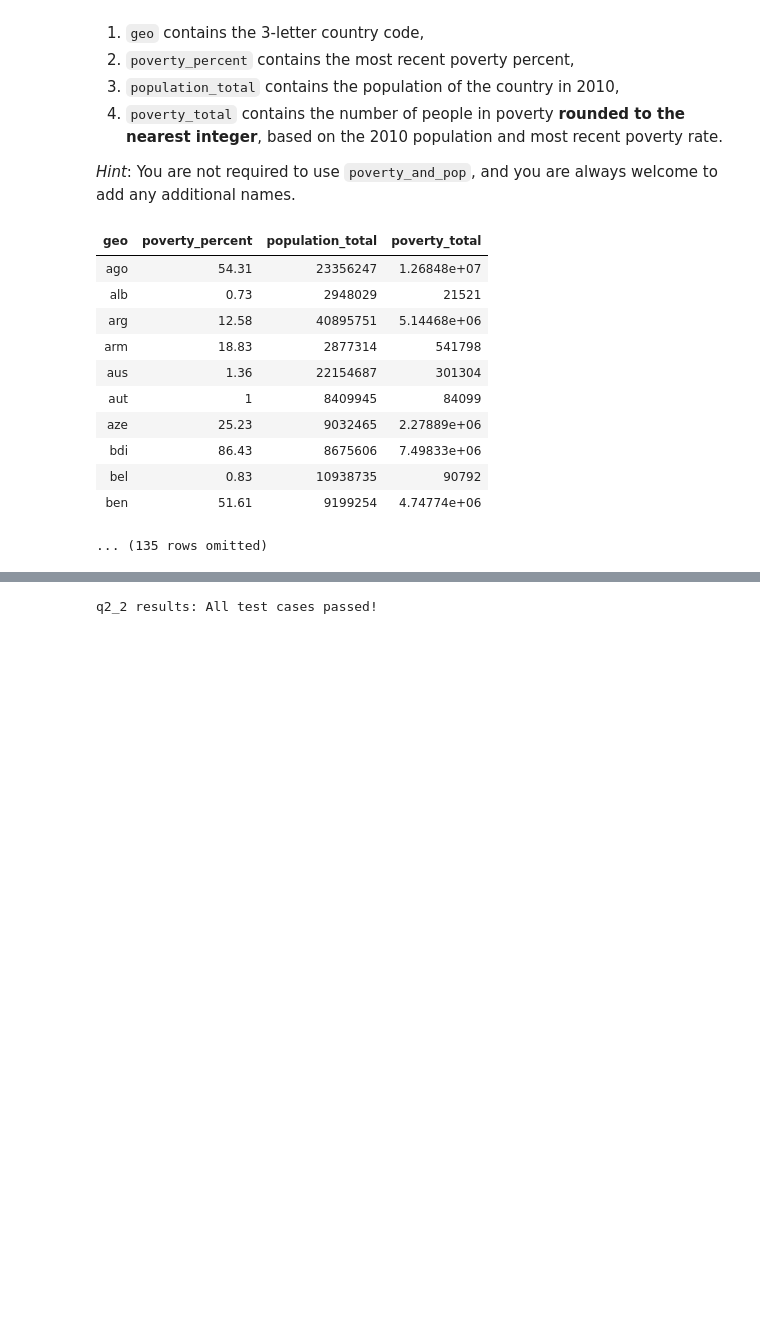
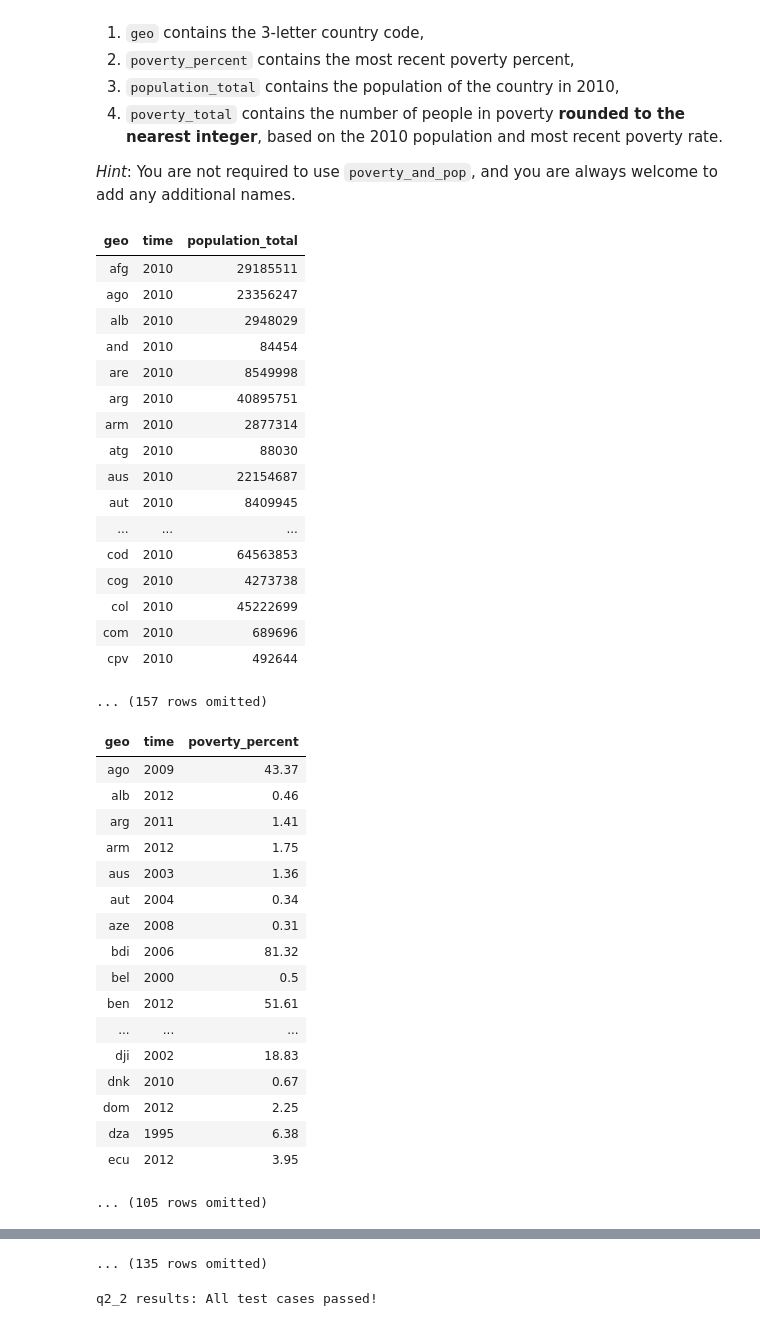
Before and after one commit to kwagoner1/DATA_FALL, a Jupyter notebook: Project1/project1.ipynb, the cells around one changed output, grey strips where cells are left out. Saved outputs shown, nothing was run; the diff lists cells and outputs as text; code cells hidden in the pictures; blank space fills up the shorter version.

```diff
--- a/Project1/project1.ipynb
+++ b/Project1/project1.ipynb
@@ -617,8 +619,8 @@ def first(values):
     return values.item(0)
 
 
-latest_poverty = poverty.group('geo',max)
+latest_poverty = poverty.sort('time',descending=True).group('geo',first)
 latest_poverty = latest_poverty.relabeled(0, 'geo').relabeled(1, 'time').relabeled(2, 'poverty_percent') # You should *not* change this line.
-latest_poverty.show(5)
+latest_poverty.show(40)
 # %% [output]
 | geo | time | poverty_percent |
@@ -642,25 +655,50 @@ q2_1 results: All test cases passed!
 *Hint*: You are not required to use `poverty_and_pop`, and you are always welcome to add any additional names.
 # %%
 p10 = population.where('time',2010)
-
+p10.show(40)
+latest_poverty.show(40)
 poverty_and_pop = p10.join(['geo'],latest_poverty)
 
 pt = np.round(poverty_and_pop.column('poverty_percent')/100 * poverty_and_pop.column('population_total'))
 
 a = poverty_and_pop.with_column('poverty_total',pt)
 
 recent_poverty_total = a.select('geo', 'poverty_percent', 'population_total', 'poverty_total')
-recent_poverty_total.show(10)
+recent_poverty_total.sort('poverty_total',descending = True)
 # %% [output]
-| geo | poverty_percent | population_total | poverty_total |
-| ago | 54.31 | 23356247 | 1.26848e+07 |
-| alb | 0.73 | 2948029 | 21521 |
-| arg | 12.58 | 40895751 | 5.14468e+06 |
-| arm | 18.83 | 2877314 | 541798 |
-| aus | 1.36 | 22154687 | 301304 |
-| aut | 1 | 8409945 | 84099 |
-| aze | 25.23 | 9032465 | 2.27889e+06 |
-| bdi | 86.43 | 8675606 | 7.49833e+06 |
-| bel | 0.83 | 10938735 | 90792 |
-| ben | 51.61 | 9199254 | 4.74774e+06 |
+| geo | time | population_total |
+| afg | 2010 | 29185511 |
+| ago | 2010 | 23356247 |
+| alb | 2010 | 2948029 |
+| and | 2010 | 84454 |
+| are | 2010 | 8549998 |
+| arg | 2010 | 40895751 |
+| arm | 2010 | 2877314 |
+| atg | 2010 | 88030 |
+| aus | 2010 | 22154687 |
+| aut | 2010 | 8409945 |
+| ... | ... | ... |
+| cod | 2010 | 64563853 |
+| cog | 2010 | 4273738 |
+| col | 2010 | 45222699 |
+| com | 2010 | 689696 |
+| cpv | 2010 | 492644 |
-... (135 rows omitted)
+... (157 rows omitted)
+| geo | time | poverty_percent |
+| ago | 2009 | 43.37 |
+| alb | 2012 | 0.46 |
+| arg | 2011 | 1.41 |
+| arm | 2012 | 1.75 |
+| aus | 2003 | 1.36 |
+| aut | 2004 | 0.34 |
+| aze | 2008 | 0.31 |
+| bdi | 2006 | 81.32 |
+| bel | 2000 | 0.5 |
+| ben | 2012 | 51.61 |
+| ... | ... | ... |
+| dji | 2002 | 18.83 |
+| dnk | 2010 | 0.67 |
+| dom | 2012 | 2.25 |
+| dza | 1995 | 6.38 |
+| ecu | 2012 | 3.95 |
+... (105 rows omitted)
@@ -667,3 +716,4 @@ recent_poverty_total.show(10)
+... (135 rows omitted)
 # %%
 grader.check("q2_2")
 # %% [output]
```
Also changed, not shown: parts of 8 cells of this notebook, 1 other file.
